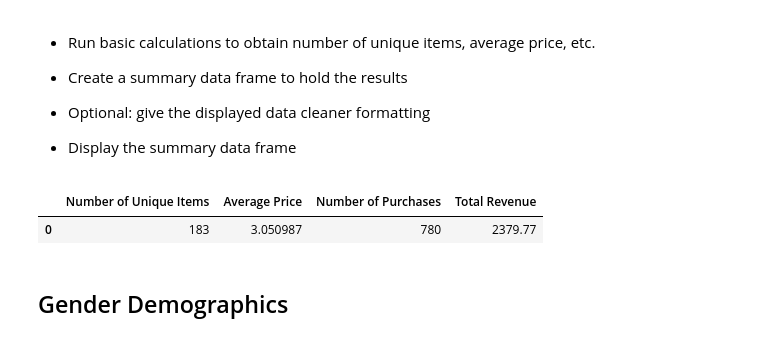
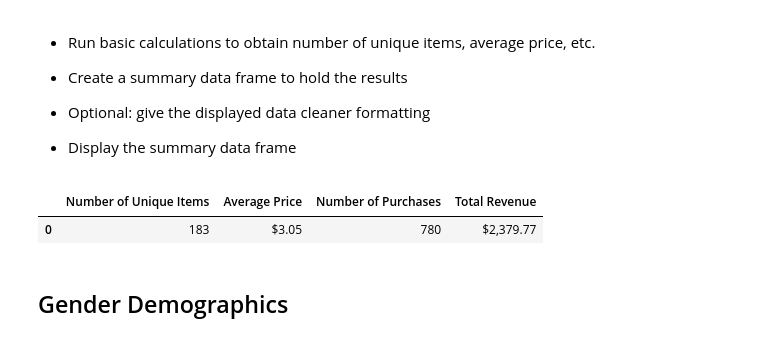
Before and after one commit to mcalambur/python-challenge, a Jupyter notebook: HeroesOfPymoli/HeroesOfPymoli_starter.ipynb, the cells around one changed output. Drawn from its saved outputs; the diff is of its cells as text; code cells hidden in the pictures.

```diff
--- a/HeroesOfPymoli/HeroesOfPymoli_starter.ipynb
+++ b/HeroesOfPymoli/HeroesOfPymoli_starter.ipynb
@@ -50,15 +50,17 @@ players
 
 * Display the summary data frame
 # %%
+#purch_analysis with nunique for items, mean, nunique for # purchases & total revenue as sum
 purch_analysis = pd.DataFrame({'Number of Unique Items': [purchase_data["Item ID"].nunique()],
                                'Average Price': [purchase_data["Price"].mean()],
                                'Number of Purchases': [purchase_data["Purchase ID"].nunique()],
                                'Total Revenue': [purchase_data["Price"].sum()]
-                                                 })
-purch_analysis
+# apply formatting                                                  })
+format_dict = {'Average Price':'${0:,.2f}', 'Total Revenue': '${0:,.2f}'}
+purch_analysis.style.format(format_dict)
 # %% [output]
 |  | Number of Unique Items | Average Price | Number of Purchases | Total Revenue |
-| 0 | 183 | 3.050987 | 780 | 2379.77 |
+| 0 | 183 | $3.05 | 780 | $2,379.77 |
 # %% [markdown]
 ## Gender Demographics
 # %% [markdown]
```
Also changed, not shown: parts of 9 cells of this notebook.
